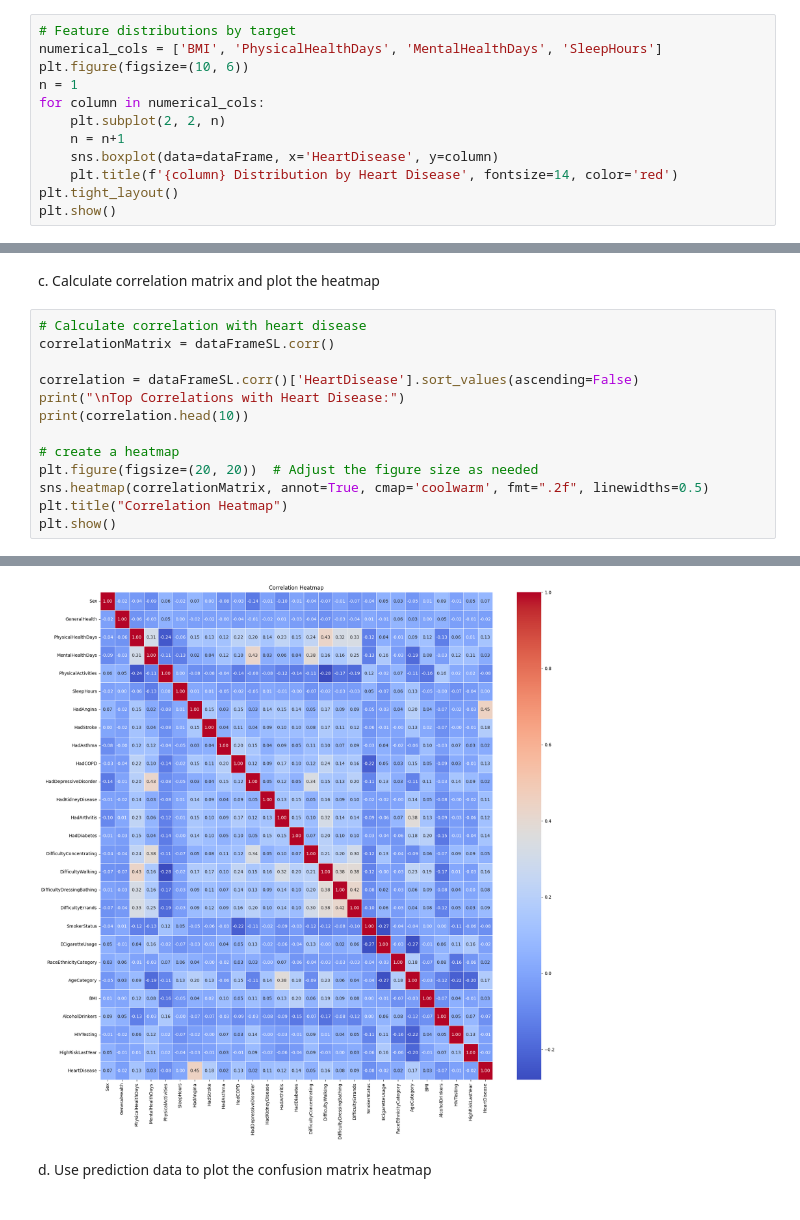
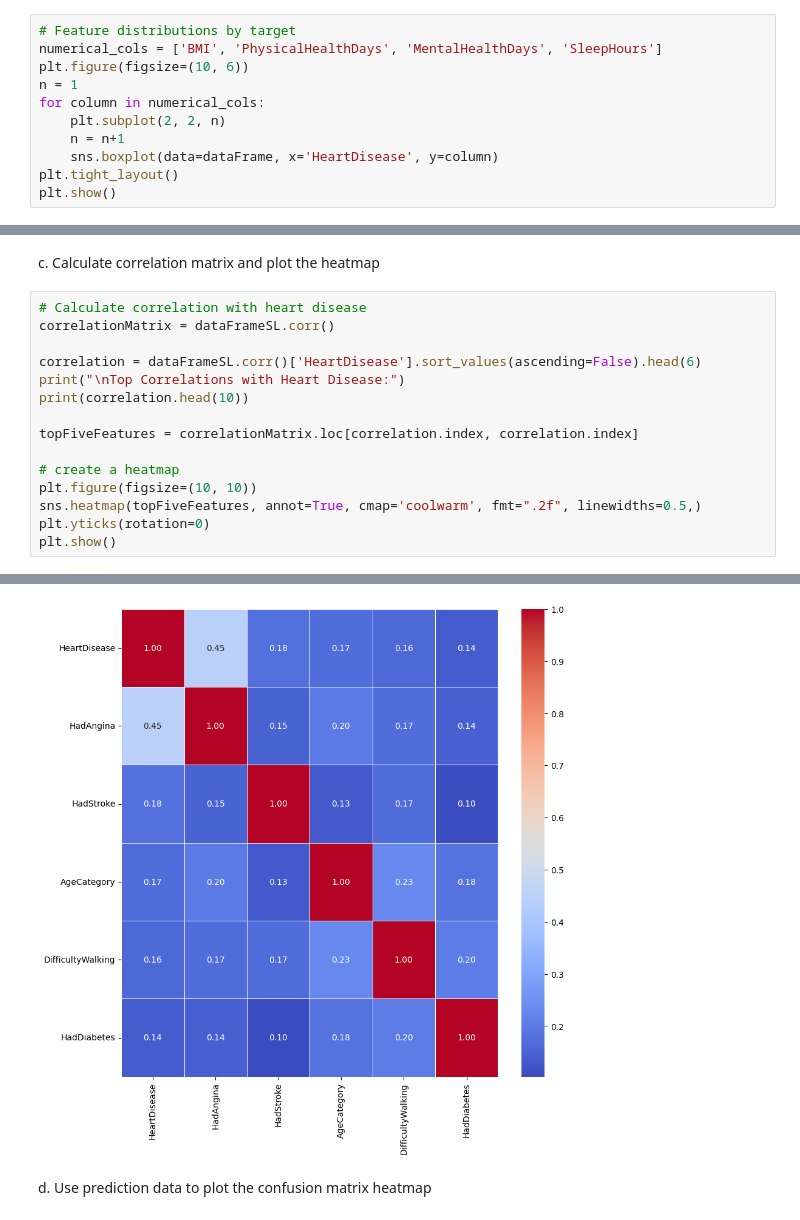
Before and after one commit to RaviMosalpuri/HeartDisease, a Jupyter notebook: Code.ipynb, the cells around one changed output, grey strips where cells are left out. Drawn from its saved outputs; the diff is of its cells as text.

```diff
--- a/Code.ipynb
+++ b/Code.ipynb
@@ -158,7 +158,6 @@ for column in numerical_cols:
     plt.subplot(2, 2, n)
     n = n+1
     sns.boxplot(data=dataFrame, x='HeartDisease', y=column)
-    plt.title(f'{column} Distribution by Heart Disease', fontsize=14, color='red')
 plt.tight_layout()
 plt.show()
 # %% [output]
@@ -269,14 +267,16 @@ c. Calculate correlation matrix and plot the heatmap
 # Calculate correlation with heart disease
 correlationMatrix = dataFrameSL.corr()
 
-correlation = dataFrameSL.corr()['HeartDisease'].sort_values(ascending=False)
+correlation = dataFrameSL.corr()['HeartDisease'].sort_values(ascending=False).head(6)
 print("\nTop Correlations with Heart Disease:")
 print(correlation.head(10))
 
+topFiveFeatures = correlationMatrix.loc[correlation.index, correlation.index]
+
 # create a heatmap
-plt.figure(figsize=(20, 20))  # Adjust the figure size as needed
-sns.heatmap(correlationMatrix, annot=True, cmap='coolwarm', fmt=".2f", linewidths=0.5)
-plt.title("Correlation Heatmap")
+plt.figure(figsize=(10, 10))
+sns.heatmap(topFiveFeatures, annot=True, cmap='coolwarm', fmt=".2f", linewidths=0.5,)
+plt.yticks(rotation=0)
 plt.show()
 # %% [output]
 Top Correlations with Heart Disease:
@@ -293,5 +289,5 @@ HadKidneyDisease      0.109353
 Name: HeartDisease, dtype: float64
-[figure, old version]
+[figure, new version]
 # %% [markdown]
 d. Use prediction data to plot the confusion matrix heatmap
 # %%
```
Also changed, not shown: parts of 8 cells of this notebook.
